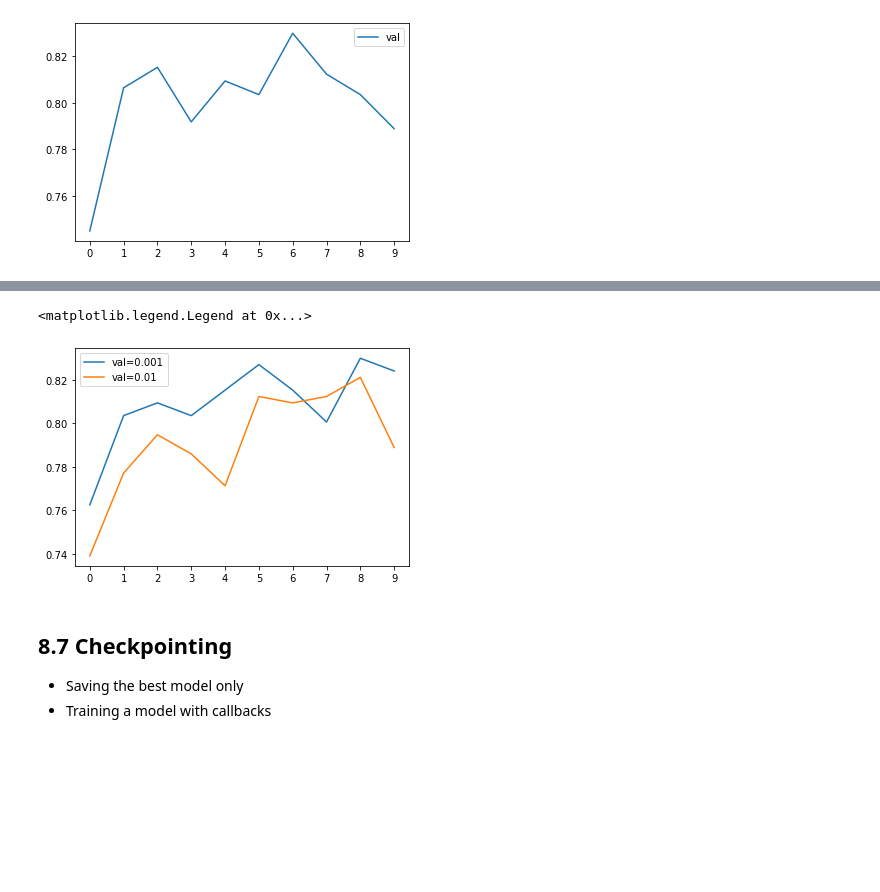
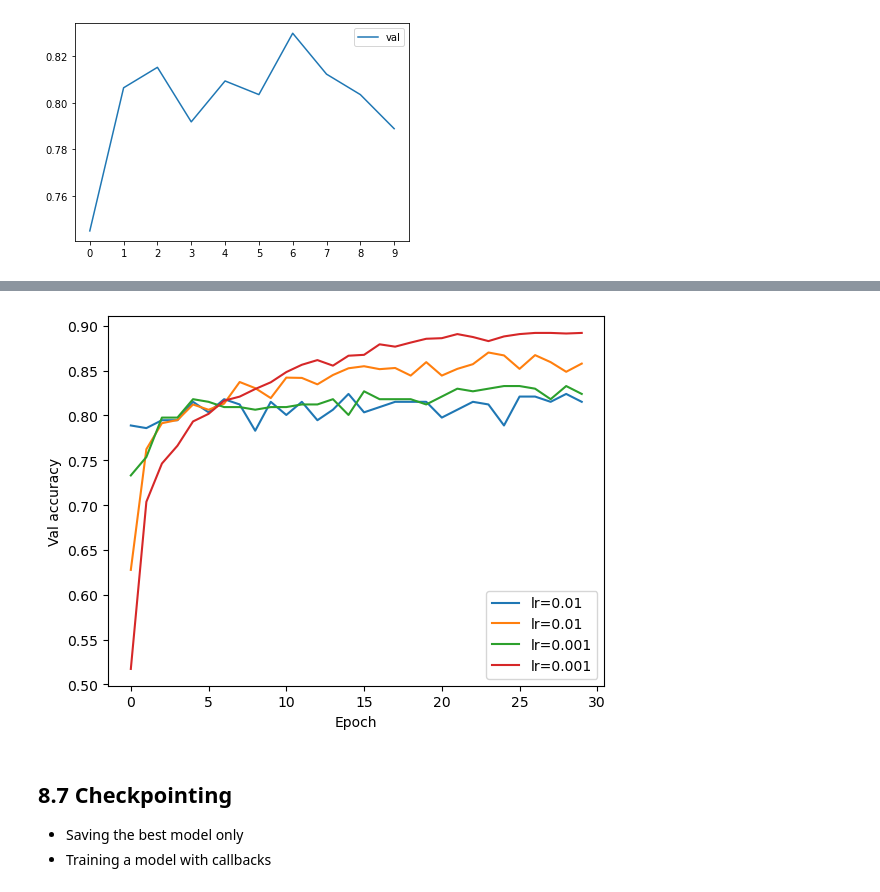
Before and after one commit to foroghakbari/zoomcamp_ml, a Jupyter notebook: deep-learning/notes.ipynb, the cells around one changed output, grey strips where cells are left out. Cells and saved outputs as stored; diff of their text form; code cells hidden in the pictures; blank space fills up the shorter version.

```diff
--- a/deep-learning/notes.ipynb
+++ b/deep-learning/notes.ipynb
@@ -114,7 +219,7 @@ train_ds = train_gen.flow_from_directory(
     './clothing-dataset-small/train',
     target_size=(150, 150),
     batch_size=32
-)
+) #read from dir for clothing directory, 150 by 150 so its faster.
 # %% [output]
 Found 3068 images belonging to 10 classes.
 # %%
@@ -244,3 +452,21 @@ def make_model(learning_rate=0.01):
     )
 
     return model
+# %%
+def make_head(lr, dropout=0.5):
+    m = keras.Sequential([
+        keras.layers.Input(shape=(2048,)),
+        keras.layers.Dropout(dropout),
+        keras.layers.Dense(10)
+    ])
+    m.compile(optimizer=keras.optimizers.Adam(lr),
+              loss=keras.losses.CategoricalCrossentropy(from_logits=True),
+              metrics=['accuracy'])
+    return m
+
+histories = {}
+for lr in [1e-1, 1e-2, 1e-3, 1e-4]:
+    print(f"lr={lr}")
+    m = make_head(lr)
+    histories[lr] = m.fit(X_train, y_train, validation_data=(X_val, y_val),
+                          epochs=30, batch_size=64, verbose=0)
@@ -246,0 +478,7 @@ def make_model(learning_rate=0.01):
+# %%
+for lr, h in histories.items():
+    plt.plot(h.history['accuracy'], label=f'lr={lr}')
+plt.xlabel('Epoch')
+plt.ylabel('Train accuracy')
+plt.legend()
+plt.show()
@@ -246,0 +487,7 @@ def make_model(learning_rate=0.01):
+# %%
+for lr, h in histories.items():
+    plt.plot(h.history['val_accuracy'], label=f'lr={lr}')
+plt.xlabel('Epoch')
+plt.ylabel('Val accuracy')
+plt.legend()
+plt.show()
@@ -280,13 +521,13 @@ del scores[0.0001]
 # %%
-for lr, hist in scores.items():
-    #plt.plot(hist['accuracy'], label=('train=%s' % lr))
-    plt.plot(hist['val_accuracy'], label=('val=%s' % lr))
-
-plt.xticks(np.arange(10))
+for lr, h in histories.items():
+    plt.plot(h.history['val_accuracy'], label=f'lr={lr}')
+    plt.plot(h.history['accuracy'], label=f'lr={lr}')
+plt.xlabel('Epoch')
+plt.ylabel('Val accuracy')
 plt.legend()
+plt.show()
 # %% [output]
-<matplotlib.legend.Legend at 0x...>
-[figure, old version]
+[figure, new version]
 # %%
 learning_rate = 0.001
 # %% [markdown]
```
Also changed, not shown: parts of 43 cells of this notebook, 5 other files.
